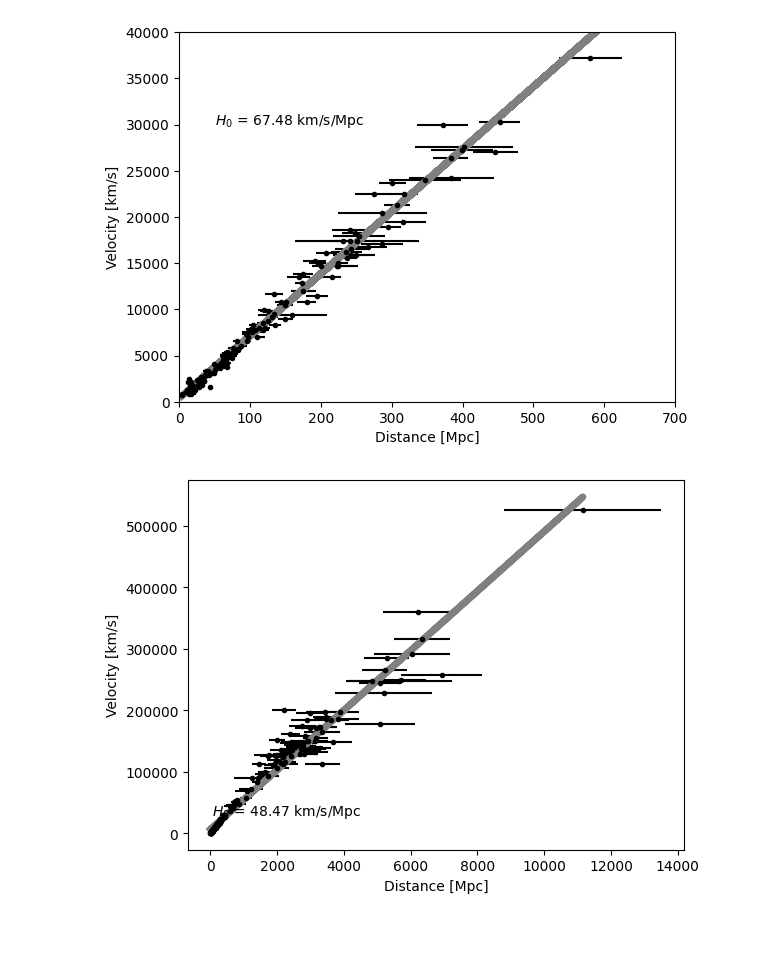
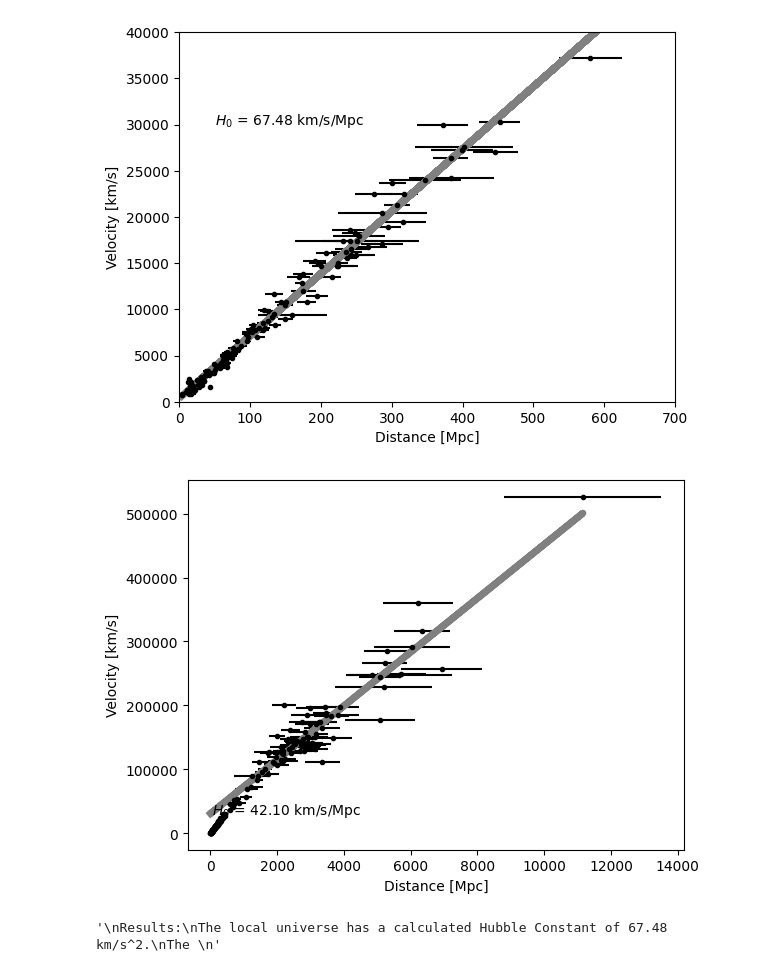
Before and after one commit to jdblackiii/jdastro, a Jupyter notebook: SupernovaeJD.ipynb, the cells around one changed output. Drawn from its saved outputs; the diff is of its cells as text; code cells hidden in the pictures; blank space fills up the shorter version.

Commit message:
Updated definition of remote universe, comments

```diff
--- a/SupernovaeJD.ipynb
+++ b/SupernovaeJD.ipynb
@@ -56,7 +58,9 @@ velocity = 10**dat["col7"] * u.km / u.s
 
 # Convert distance to mpc
 distance_mpc = distance.to(u.mpc).value
-ind = np.where((distance_mpc > 0) & (distance_mpc < 10e4))
+
+# Define remote universe as 700+ mpc
+ind = np.where((distance_mpc > 700) & (distance_mpc < 10e4))
 
 #Find coefficients of polynomial that fits data
 coefficients = np.polyfit(distance_mpc[ind], velocity[ind], 1)
@@ -65,13 +69,21 @@ coefficients = np.polyfit(distance_mpc[ind], velocity[ind], 1)
 velocity_model = np.poly1d(coefficients)
 velocity_output = velocity_model(distance_mpc)
 # %%
-#Plot local universe
+#Plot remote universe
 plt.errorbar(distance_mpc, velocity, xerr=distance_error.value, marker=".", color="black", linestyle="none")
 plt.plot(distance_mpc, velocity_output, color="grey", linewidth=5)
 
 plt.xlabel("Distance [Mpc]")
 plt.ylabel("Velocity [km/s]")
 plt.annotate(r"$H_0$ = {0:5.2f} km/s/Mpc".format(coefficients[0]), xy=(50, 30000))
 plt.show()
+
+'''
+Results:
+The local universe has a calculated Hubble Constant of 67.48 km/s/Mpc
+The remote universe has a calculated Hubble Constant of 42.10 km/s/Mpc.
+This supports the idea of an accelerating universe.
+'''
 # %% [output]
-[figure, old version]
+[figure, new version]
+'\nResults:\nThe local universe has a calculated Hubble Constant of 67.48 km/s^2.\nThe \n'
```
Also changed, not shown: parts of 2 cells of this notebook.
